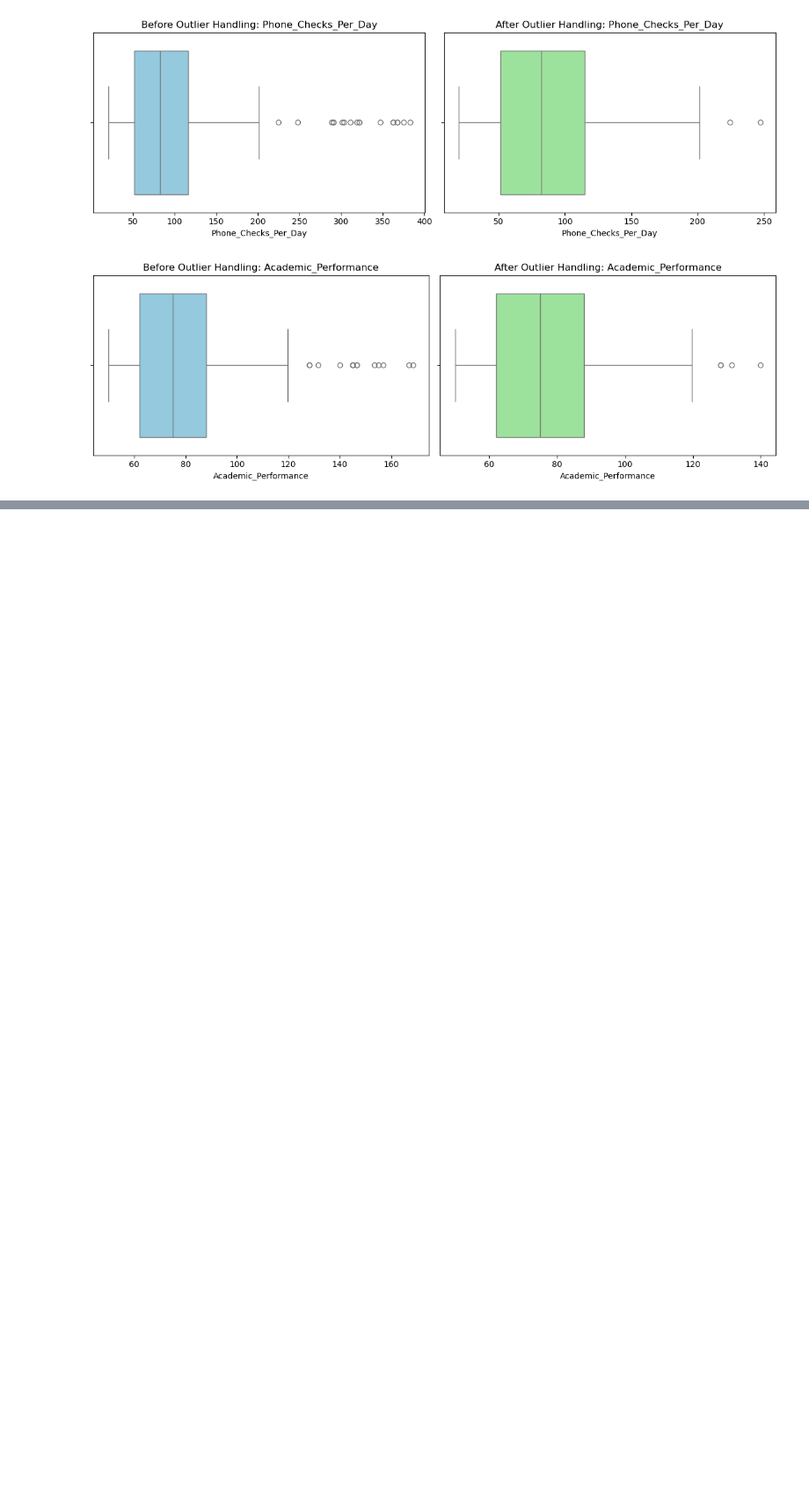
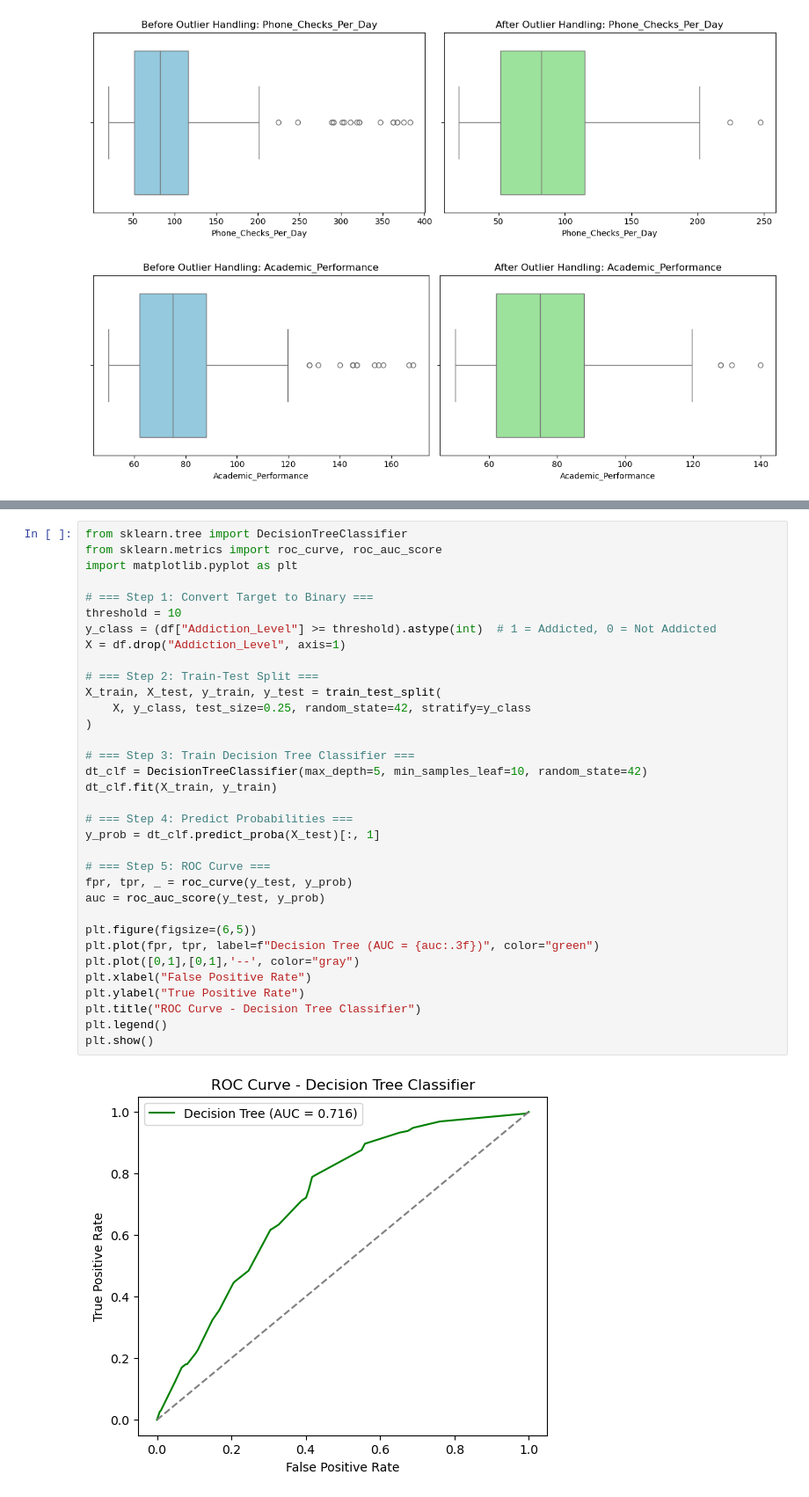
Before and after one commit to amitabhdeogh-09/ML-Project1, a Jupyter notebook: DATASET ML.ipynb, the cells around one changed output, grey strips where cells are left out. Shown at 88% size. Cells and saved outputs as stored; diff of their text form; blank space fills up the shorter version.

```diff
--- a/DATASET ML.ipynb
+++ b/DATASET ML.ipynb
@@ -553,0 +839,36 @@ Passing `palette` without assigning `hue` is deprecated and will be removed in v
+# %%
+from sklearn.tree import DecisionTreeClassifier
+from sklearn.metrics import roc_curve, roc_auc_score
+import matplotlib.pyplot as plt
+
+# === Step 1: Convert Target to Binary ===
+threshold = 10
+y_class = (df["Addiction_Level"] >= threshold).astype(int)  # 1 = Addicted, 0 = Not Addicted
+X = df.drop("Addiction_Level", axis=1)
+
+# === Step 2: Train-Test Split ===
+X_train, X_test, y_train, y_test = train_test_split(
+    X, y_class, test_size=0.25, random_state=42, stratify=y_class
+)
+
+# === Step 3: Train Decision Tree Classifier ===
+dt_clf = DecisionTreeClassifier(max_depth=5, min_samples_leaf=10, random_state=42)
+dt_clf.fit(X_train, y_train)
+
+# === Step 4: Predict Probabilities ===
+y_prob = dt_clf.predict_proba(X_test)[:, 1]
+
+# === Step 5: ROC Curve ===
+fpr, tpr, _ = roc_curve(y_test, y_prob)
+auc = roc_auc_score(y_test, y_prob)
+
+plt.figure(figsize=(6,5))
+plt.plot(fpr, tpr, label=f"Decision Tree (AUC = {auc:.3f})", color="green")
+plt.plot([0,1],[0,1],'--', color="gray")
+plt.xlabel("False Positive Rate")
+plt.ylabel("True Positive Rate")
+plt.title("ROC Curve - Decision Tree Classifier")
+plt.legend()
+plt.show()
+# %% [output]
+[figure, added]
```
Also changed, not shown: parts of 18 cells of this notebook.
